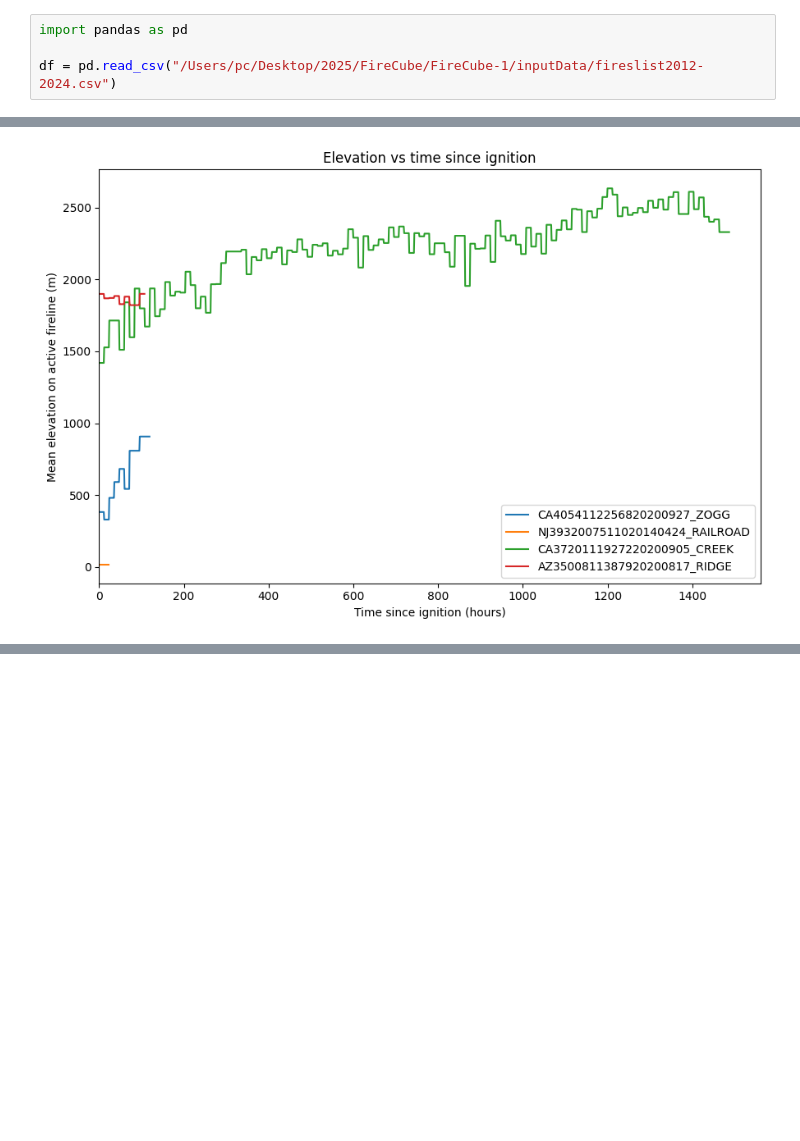
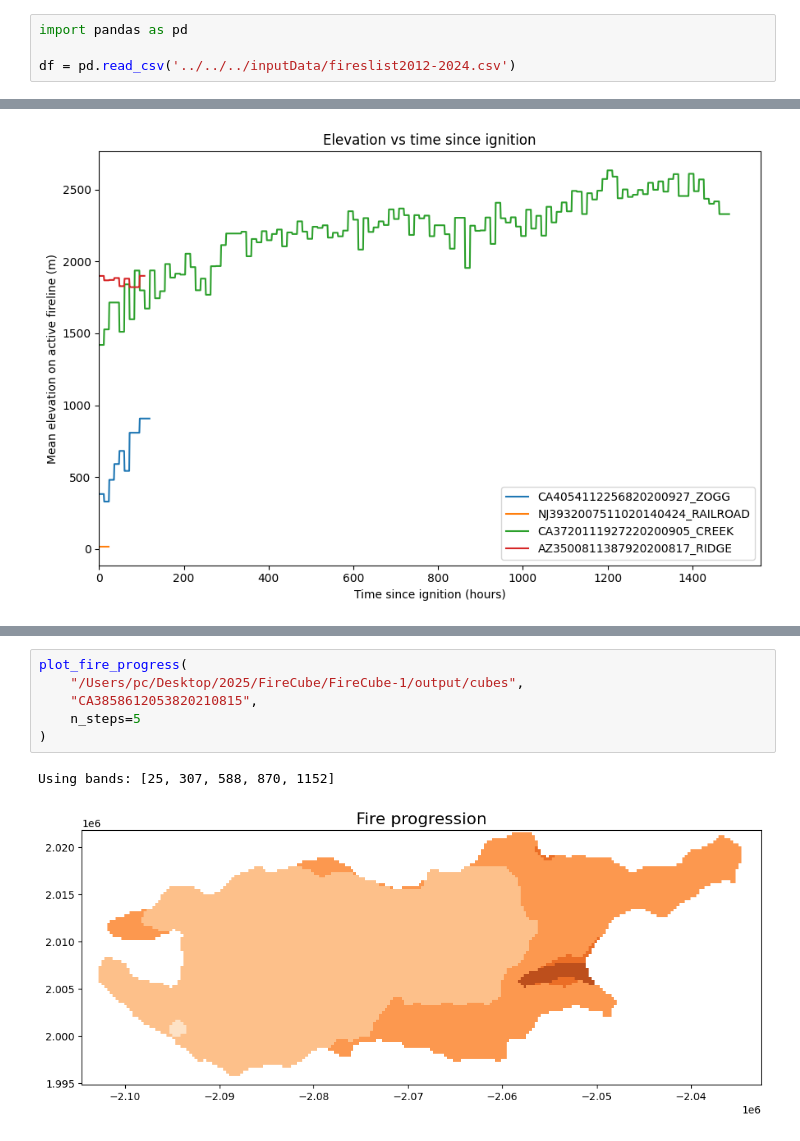
Before and after one commit to aryarksub/FireCube, a Jupyter notebook: src/util/vis_util/plots.ipynb, the cells around one changed output, grey strips where cells are left out. Saved outputs shown, nothing was run; the diff lists cells and outputs as text; blank space fills up the shorter version.

```diff
--- a/src/util/vis_util/plots.ipynb
+++ b/src/util/vis_util/plots.ipynb
@@ -41,7 +55,7 @@ Note: you may need to restart the kernel to use updated packages.
 # %%
 import pandas as pd
 
-df = pd.read_csv("/Users/pc/Desktop/2025/FireCube/FireCube-1/inputData/fireslist2012-2024.csv")
+df = pd.read_csv('../../../inputData/fireslist2012-2024.csv')
 # %%
 import numpy as np
 import pandas as pd
@@ -799,0 +906,9 @@ plt.show()
+# %%
+plot_fire_progress(
+    "/Users/pc/Desktop/2025/FireCube/FireCube-1/output/cubes",
+    "CA3858612053820210815",
+    n_steps=5
+)
+# %% [output]
+Using bands: [25, 307, 588, 870, 1152]
+[figure, added]
```
Also changed, not shown: parts of 28 cells of this notebook.
